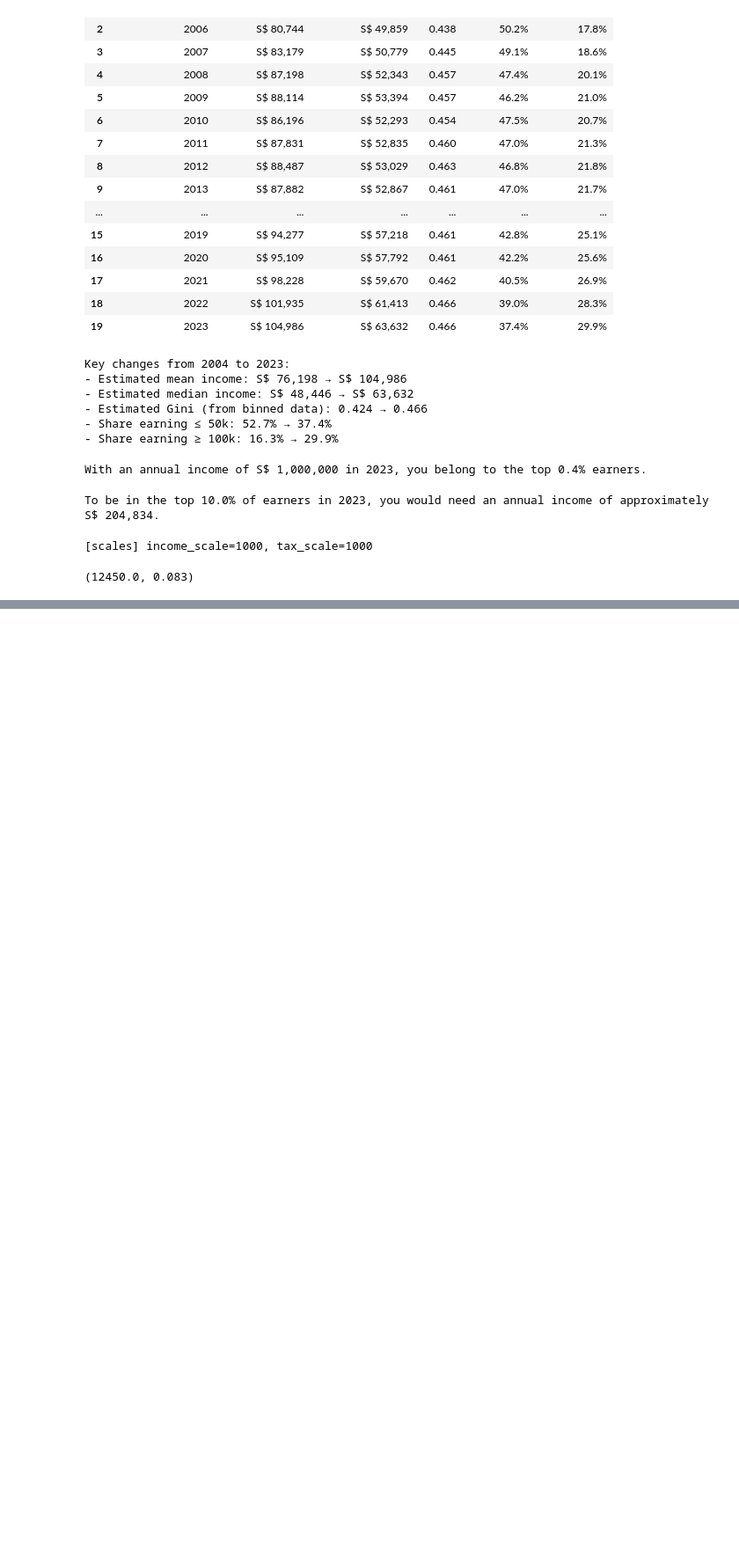
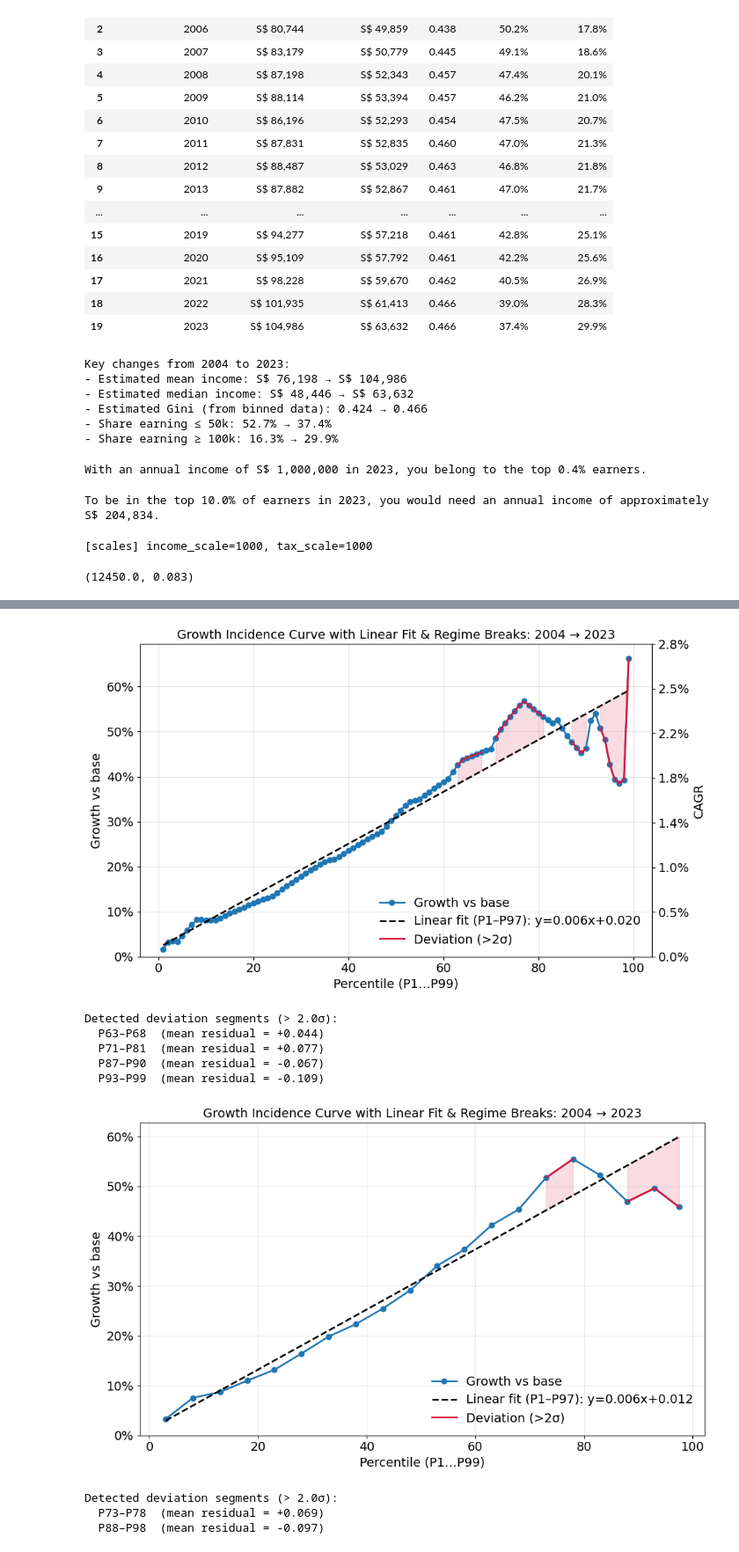
Before and after one commit to lukasvoss/sg_income_data_analysis, a Jupyter notebook: sg_income_distribution.ipynb, the cells around one changed output, grey strips where cells are left out. Shown: that part at 88% size. Drawn from its saved outputs; the diff is of its cells as text; code cells hidden in the pictures; blank space fills up the shorter version.

Commit message:
Add CAGR calculation to GIC and add it as second y axis
Add binning size option for percentiles

```diff
--- a/sg_income_distribution.ipynb
+++ b/sg_income_distribution.ipynb
@@ -1301,0 +1483,22 @@ Detected deviation segments (> 2σ):
+# %%
+# -------------------------------
+# 5) Example usage
+# -------------------------------
+# Assumes you already have 'gic' with columns 'percentile' in [0,1] and 'growth' fractional.
+
+# A) Original granularity (1 percentile)
+plot_gic_with_breaks(gic, start_year=2004, end_year=2023, bin_size=1, save_prefix="sg_gic_with_fit_breaks", show_cagr_axis=True)
+
+# B) Pooled into 5-percentile bins
+plot_gic_with_breaks(gic, start_year=2004, end_year=2023, bin_size=5, save_prefix="sg_gic_with_fit_breaks")
+# %% [output]
+[figure, added]
+Detected deviation segments (> 2.0σ):
+  P63–P68  (mean residual = +0.044)
+  P71–P81  (mean residual = +0.077)
+  P87–P90  (mean residual = -0.067)
+  P93–P99  (mean residual = -0.109)
+[figure, added]
+Detected deviation segments (> 2.0σ):
+  P73–P78  (mean residual = +0.069)
+  P88–P98  (mean residual = -0.097)
```
Also changed, not shown: parts of 5 cells of this notebook, 4 other files.
